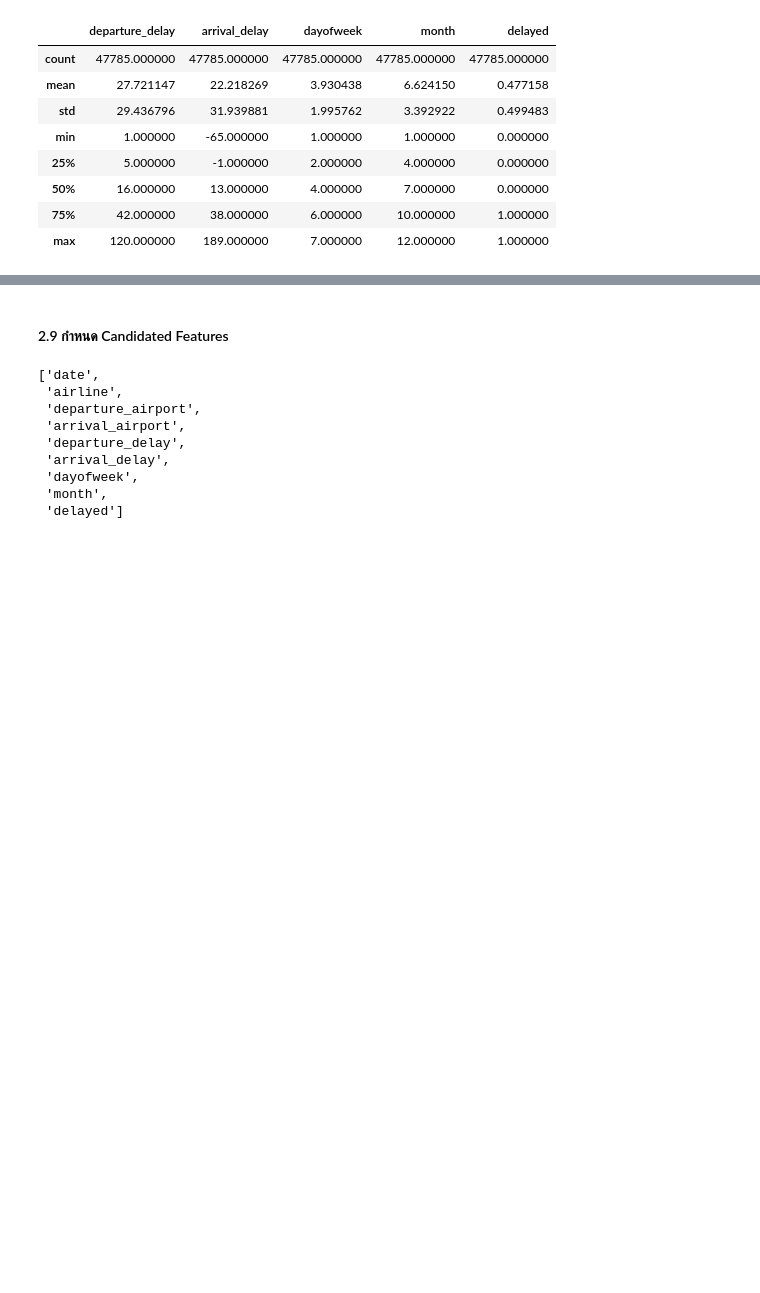
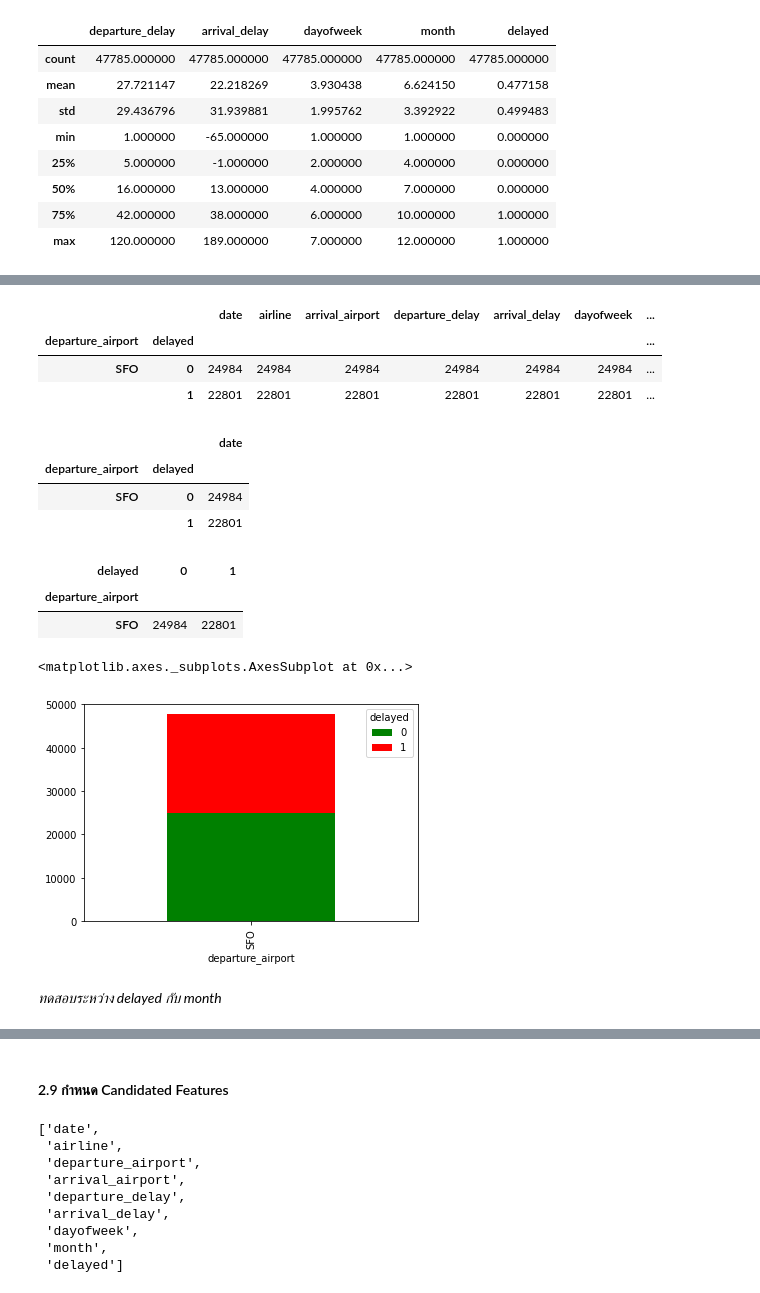
Before and after one commit to aekanun2020/Data-Analytics-using-Python, a Jupyter notebook: Python_Pandas_ScikitLearn_ClassificationwithPipeline&FeatureImportance.ipynb, the cells around one changed output, grey strips where cells are left out. Saved outputs shown, nothing was run; the diff lists cells and outputs as text; code cells hidden in the pictures; blank space fills up the shorter version.

```diff
--- a/Python_Pandas_ScikitLearn_ClassificationwithPipeline&FeatureImportance.ipynb
+++ b/Python_Pandas_ScikitLearn_ClassificationwithPipeline&FeatureImportance.ipynb
@@ -189,0 +148,31 @@ raw_pd.describe()
+# %%
+departure_airport_delayed_analysis_pd
+# %% [output]
+|  |  | date | airline | arrival_airport | departure_delay | arrival_delay | dayofweek | ... |
+| departure_airport | delayed |  |  |  |  |  |  | ... |
+| SFO | 0 | 24984 | 24984 | 24984 | 24984 | 24984 | 24984 | ... |
+|  | 1 | 22801 | 22801 | 22801 | 22801 | 22801 | 22801 | ... |
+# %%
+departure_airport_delayed_analysis_pd[['date']]
+# %% [output]
+|  |  | date |
+| departure_airport | delayed |  |
+| SFO | 0 | 24984 |
+|  | 1 | 22801 |
+# %%
+departure_airport_delayed_analysis_pd = pd.DataFrame(raw_pd.groupby(['departure_airport','delayed']\
+                                                                    ,as_index = False).count()\
+.pivot('departure_airport','delayed').fillna(0))['date']
+# %%
+departure_airport_delayed_analysis_pd
+# %% [output]
+| delayed | 0 | 1 |
+| departure_airport |  |  |
+| SFO | 24984 | 22801 |
+# %%
+departure_airport_delayed_analysis_pd.plot(kind='bar', stacked=True, color=['green', 'red'])
+# %% [output]
+<matplotlib.axes._subplots.AxesSubplot at 0x...>
+[figure, added]
+# %% [markdown]
+*ทดสอบระหว่าง delayed กับ month*
```
Also changed, not shown: parts of 45 cells of this notebook.
